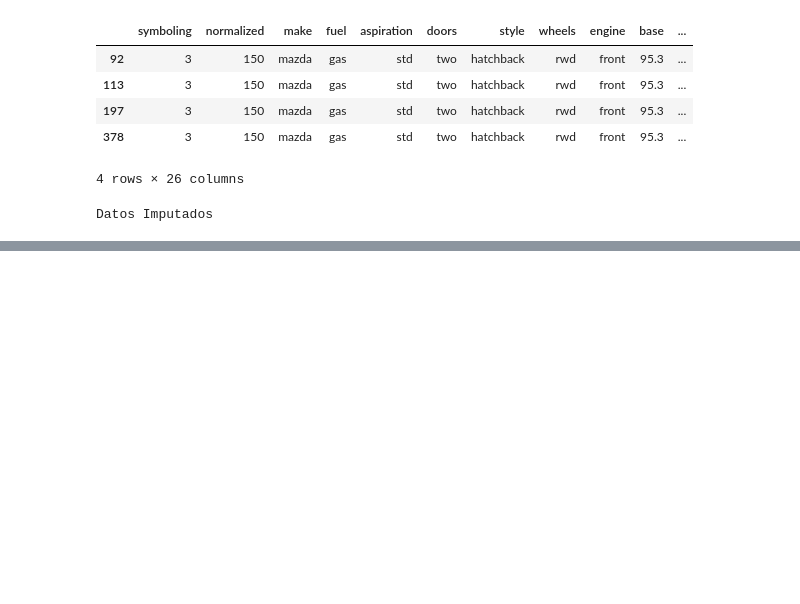
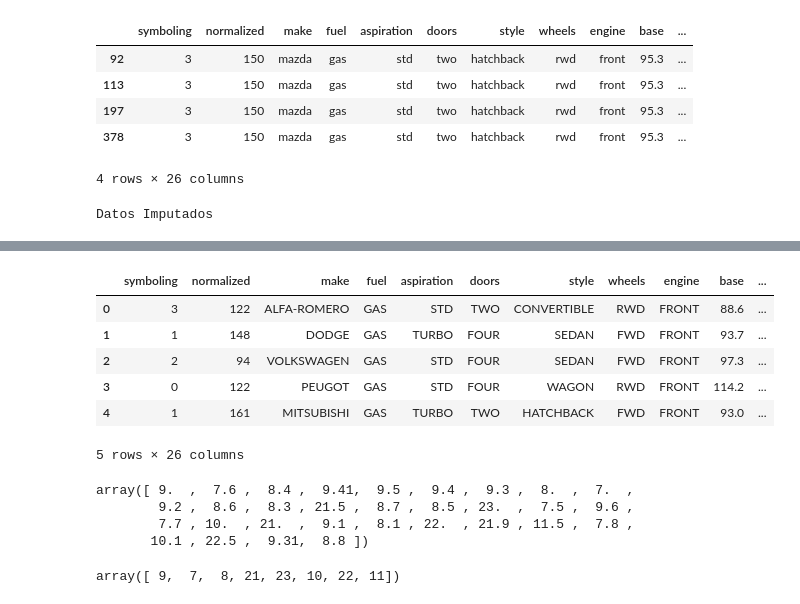
Before and after one commit to victor1098cc/Portafolio, a Jupyter notebook: EDA_Carros.ipynb, the cells around one changed output, grey strips where cells are left out. Cells and saved outputs as stored; diff of their text form; code cells hidden in the pictures; blank space fills up the shorter version.

```diff
--- a/EDA_Carros.ipynb
+++ b/EDA_Carros.ipynb
@@ -388,0 +520,4 @@ Datos Imputados
+# %%
+dfAutos[['bore', 'stroke']] = dfAutos[['bore', 'stroke']].astype(float)
+dfAutos[['price', 'horsepower', 'peak', 'normalized']] = dfAutos[['price', 'horsepower', 'peak', 'normalized']].astype(int)
+dfAutos.info()
@@ -388,0 +542,28 @@ Datos Imputados
+# %%
+dfAutos['stroke'] = dfAutos['stroke'].round(1)
+dfAutos['base']= dfAutos['base'].round(1)
+dfAutos['bore']= dfAutos['bore'].round(1)
+dfAutos['length']= dfAutos['length'].round(1)
+dfAutos['width']= dfAutos['width'].round(1)
+dfAutos['heingt']= dfAutos['heingt'].round(1)
+dfAutos.head(5)
+# %% [output]
+|  | symboling | normalized | make | fuel | aspiration | doors | style | wheels | engine | base | ... |
+| 0 | 3 | 122 | ALFA-ROMERO | GAS | STD | TWO | CONVERTIBLE | RWD | FRONT | 88.6 | ... |
+| 1 | 1 | 148 | DODGE | GAS | TURBO | FOUR | SEDAN | FWD | FRONT | 93.7 | ... |
+| 2 | 2 | 94 | VOLKSWAGEN | GAS | STD | FOUR | SEDAN | FWD | FRONT | 97.3 | ... |
+| 3 | 0 | 122 | PEUGOT | GAS | STD | FOUR | WAGON | RWD | FRONT | 114.2 | ... |
+| 4 | 1 | 161 | MITSUBISHI | GAS | TURBO | TWO | HATCHBACK | FWD | FRONT | 93.0 | ... |
+5 rows × 26 columns
+# %%
+dfAutos['compression'].unique()
+# %% [output]
+array([ 9.  ,  7.6 ,  8.4 ,  9.41,  9.5 ,  9.4 ,  9.3 ,  8.  ,  7.  ,
+        9.2 ,  8.6 ,  8.3 , 21.5 ,  8.7 ,  8.5 , 23.  ,  7.5 ,  9.6 ,
+        7.7 , 10.  , 21.  ,  9.1 ,  8.1 , 22.  , 21.9 , 11.5 ,  7.8 ,
+       10.1 , 22.5 ,  9.31,  8.8 ])
+# %%
+dfAutos[['compression']] = dfAutos[['compression']].astype(int)
+dfAutos['compression'].unique()
+# %% [output]
+array([ 9,  7,  8, 21, 23, 10, 22, 11])
```
Also changed, not shown: parts of 22 cells of this notebook.
